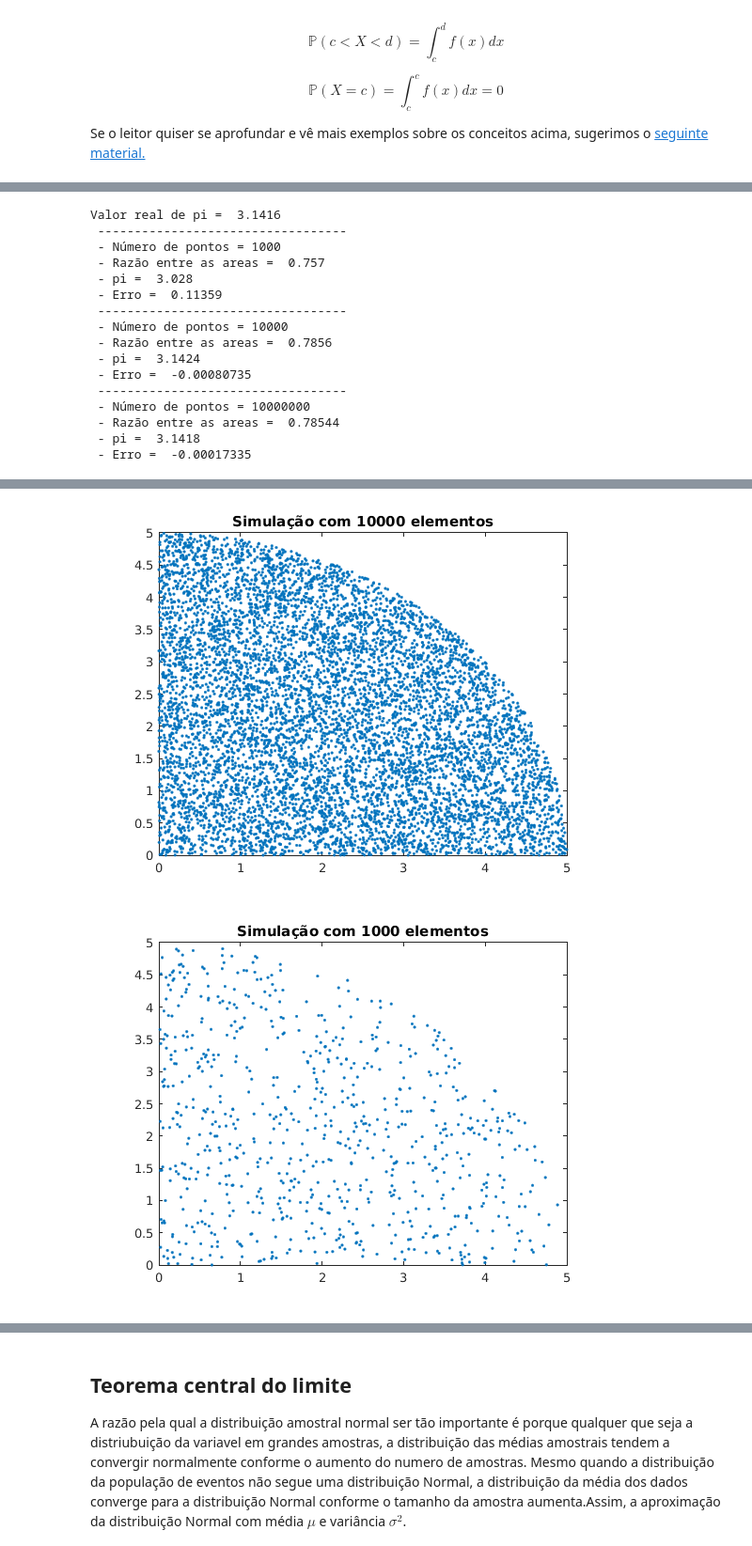
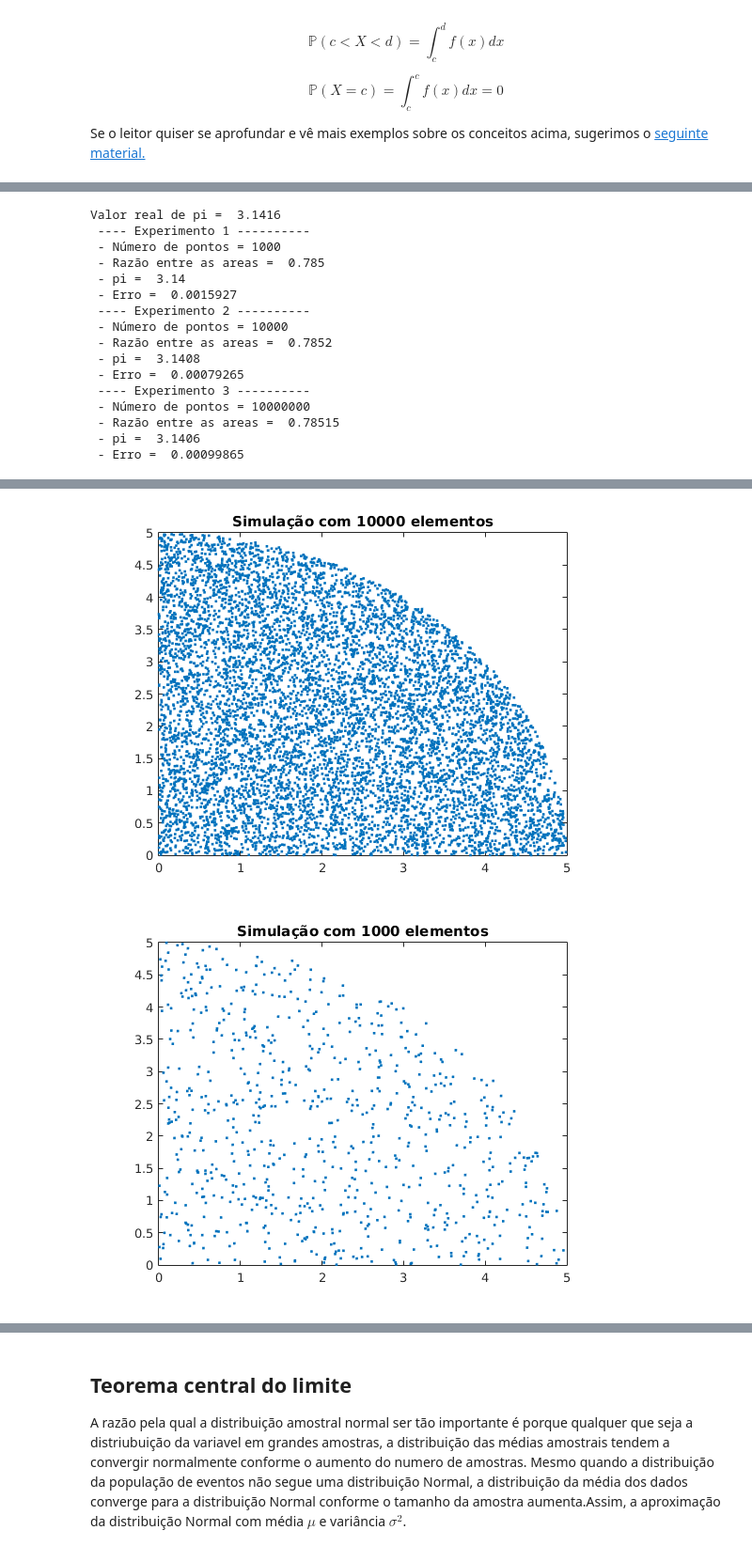
Before and after one commit to josemcast/DCO2004_LabPSC, a Jupyter notebook: h07.ipynb, the cells around one changed output, grey strips where cells are left out. Shown at 94% size. Drawn from its saved outputs; the diff is of its cells as text; code cells hidden in the pictures.

```diff
--- a/h07.ipynb
+++ b/h07.ipynb
@@ -249,58 +482,55 @@ cdfplot(DistNorm);                                      % Plot da CDF
 # %%
-% Estimador_pi.m
 clear all;clc;close all;
-% Estimar valor de pi através do método de monte carlo
+% Estimar valor de pi por meio do método de monte carlo
 lQuadrado = 5;                                          % Comprimento do quadrado
 rCirculo = lQuadrado;                                   % Raio do circulo
-vtPontos = [ 1e3 1e4 1e7];                              % Número de precisão
+vtPontos = [ 1e3 1e4 1e7 ];                             % Número de precisão
 disp([ 'Valor real de pi =  ' num2str(pi)  ]);          % Mostra valor verdadeiro de pi
 
-for nPontos = vtPontos
+for ik = 1:length(vtPontos)
+    nPontos = vtPontos(ik);
     % Pocisionar ponto no quadrado: Mutiplicando um número aleatório de 0 a
     % 1 pelo comprimento do quadrado para distribuir aleatoriamente nas
     % duas dimenções.
-    vtPontos = lQuadrado*rand(1,nPontos) + i*lQuadrado*rand(1,nPontos);
+    vtSamples = lQuadrado*rand(1,nPontos) + i*lQuadrado*rand(1,nPontos);
     % Testa:
     % Caso o modulo do vetor > raio do circulo --> 0
     % Caso o modulo do vetor <= raio do circulo --> 1
-    indexPontCirculo = ( abs(vtPontos) <= rCirculo );
+    indexPontCirculo = ( abs(vtSamples) <= rCirculo );
     % Encontra o numero de elementos dentro da area do circulo.
     razaoArea = length(find(indexPontCirculo))/nPontos;
     % Multiplica por 4 pois foi realizado apenas para 1/4 da area do circulo
     valordePi = 4*razaoArea;
     % Retorna o valor de pi estimado
-
-    disp([ ' ----------------------------------']);
-    disp([' - Número de pontos = ' num2str(nPontos)   ]);
-    disp([' - Razão entre as areas =  ' num2str(razaoArea)]);
+    disp([ ' ---- Experimento ' num2str(ik) ' ----------']);
+    disp([ ' - Número de pontos = ' num2str(nPontos)   ]);
+    disp([ ' - Razão entre as areas =  ' num2str(razaoArea)]);
     disp([ ' - pi =  ' num2str(valordePi)  ]);
     disp([ ' - Erro =  ' num2str(pi-valordePi)  ]);
-
-
-    figure
-    %% Plota elementos
-    vtPontosCirculo = vtPontos(indexPontCirculo);
+    % Gráficos
+    figure;
+    vtPontosCirculo = vtSamples(indexPontCirculo);
     plot(vtPontosCirculo,'.');
     title(['Simulação com ', num2str(nPontos), ' elementos' ])
 
 end
 # %% [output]
 Valor real de pi =  3.1416
- ----------------------------------
+ ---- Experimento 1 ----------
  - Número de pontos = 1000
- - Razão entre as areas =  0.757
- - pi =  3.028
- - Erro =  0.11359
- ----------------------------------
+ - Razão entre as areas =  0.785
+ - pi =  3.14
+ - Erro =  0.0015927
+ ---- Experimento 2 ----------
  - Número de pontos = 10000
- - Razão entre as areas =  0.7856
- - pi =  3.1424
- - Erro =  -0.00080735
- ----------------------------------
+ - Razão entre as areas =  0.7852
+ - pi =  3.1408
+ - Erro =  0.00079265
+ ---- Experimento 3 ----------
  - Número de pontos = 10000000
- - Razão entre as areas =  0.78544
- - pi =  3.1418
- - Erro =  -0.00017335
+ - Razão entre as areas =  0.78515
+ - pi =  3.1406
+ - Erro =  0.00099865
 [figure]
-[figure, old version]
+[figure, new version]
-[figure, old version]
+[figure, new version]
```
Also changed, not shown: parts of 20 cells of this notebook, 1 other file.
